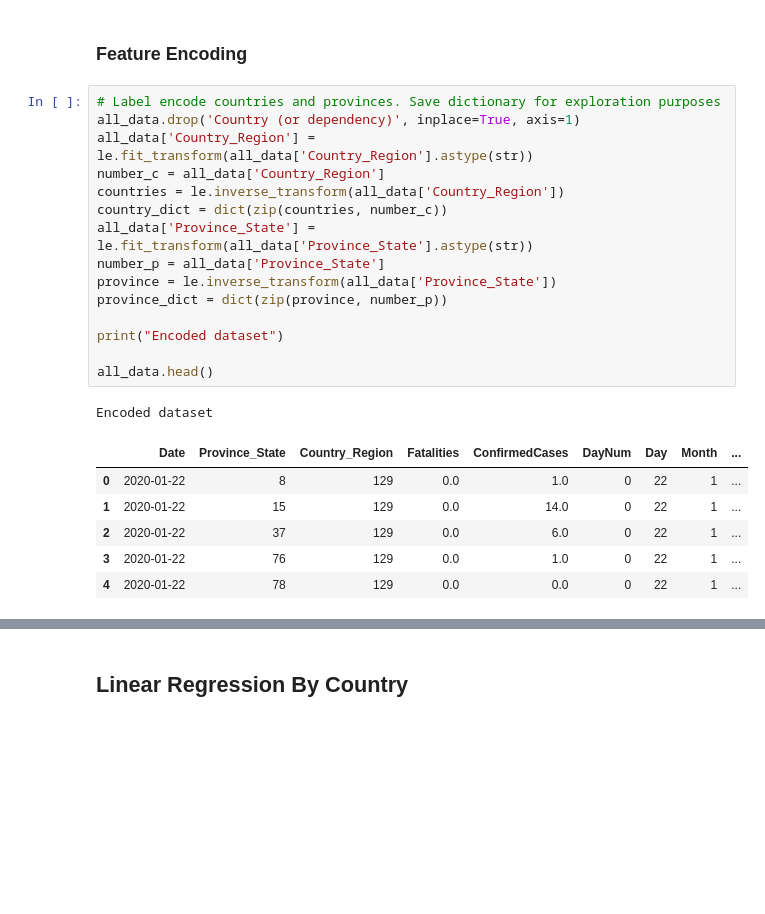
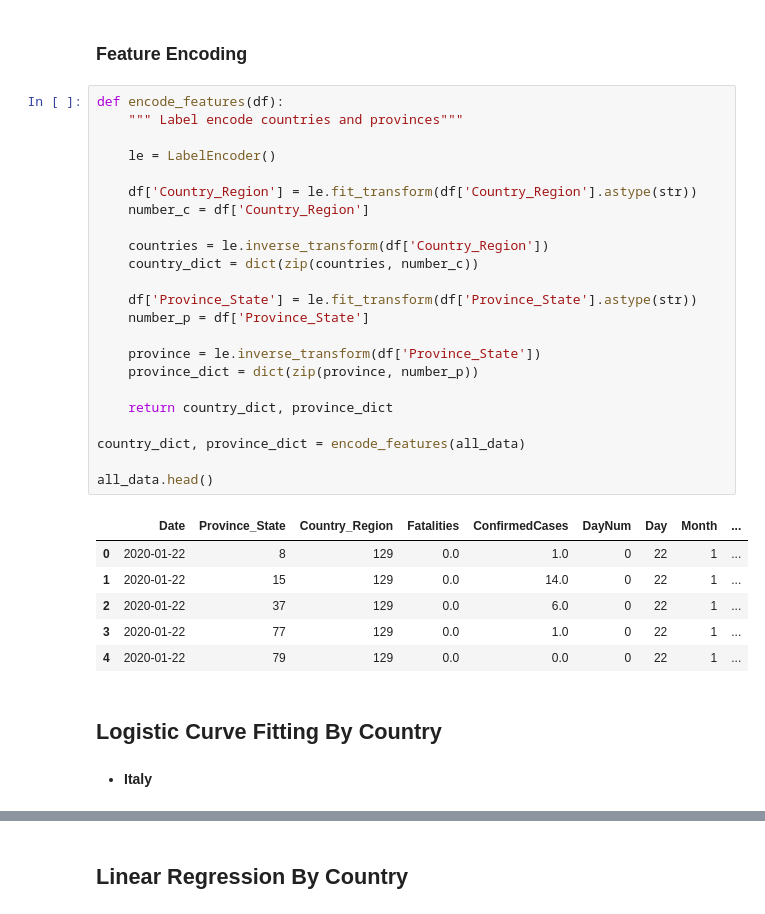
Before and after one commit to rdcolema/covid19-tracking, a Jupyter notebook: covid_forecasting.ipynb, the cells around one changed output, grey strips where cells are left out. Drawn from its saved outputs; the diff is of its cells as text; blank space fills up the shorter version.

```diff
--- a/covid_forecasting.ipynb
+++ b/covid_forecasting.ipynb
@@ -120,25 +178,36 @@ all_data[['Population (2020)', 'Density', 'Land Area', 'Med Age', 'Urban Pop']]
 # %% [markdown]
 ### Feature Encoding
 # %%
-# Label encode countries and provinces. Save dictionary for exploration purposes
-all_data.drop('Country (or dependency)', inplace=True, axis=1)
-all_data['Country_Region'] = le.fit_transform(all_data['Country_Region'].astype(str))
-number_c = all_data['Country_Region']
-countries = le.inverse_transform(all_data['Country_Region'])
-country_dict = dict(zip(countries, number_c))
-all_data['Province_State'] = le.fit_transform(all_data['Province_State'].astype(str))
-number_p = all_data['Province_State']
-province = le.inverse_transform(all_data['Province_State'])
-province_dict = dict(zip(province, number_p))
+def encode_features(df):
+    """ Label encode countries and provinces"""
 
-print("Encoded dataset")
+    le = LabelEncoder()
+
+    df['Country_Region'] = le.fit_transform(df['Country_Region'].astype(str))
+    number_c = df['Country_Region']
+
+    countries = le.inverse_transform(df['Country_Region'])
+    country_dict = dict(zip(countries, number_c))
+
+    df['Province_State'] = le.fit_transform(df['Province_State'].astype(str))
+    number_p = df['Province_State']
+
+    province = le.inverse_transform(df['Province_State'])
+    province_dict = dict(zip(province, number_p))
+
+    return country_dict, province_dict
+
+country_dict, province_dict = encode_features(all_data)
 
 all_data.head()
 # %% [output]
-Encoded dataset
 |  | Date | Province_State | Country_Region | Fatalities | ConfirmedCases | DayNum | Day | Month | ... |
 | 0 | 2020-01-22 | 8 | 129 | 0.0 | 1.0 | 0 | 22 | 1 | ... |
 | 1 | 2020-01-22 | 15 | 129 | 0.0 | 14.0 | 0 | 22 | 1 | ... |
 | 2 | 2020-01-22 | 37 | 129 | 0.0 | 6.0 | 0 | 22 | 1 | ... |
-| 3 | 2020-01-22 | 76 | 129 | 0.0 | 1.0 | 0 | 22 | 1 | ... |
-| 4 | 2020-01-22 | 78 | 129 | 0.0 | 0.0 | 0 | 22 | 1 | ... |
+| 3 | 2020-01-22 | 77 | 129 | 0.0 | 1.0 | 0 | 22 | 1 | ... |
+| 4 | 2020-01-22 | 79 | 129 | 0.0 | 0.0 | 0 | 22 | 1 | ... |
+# %% [markdown]
+## Logistic Curve Fitting By Country
+# %% [markdown]
+* **Italy**
```
Also changed, not shown: parts of 20 cells of this notebook, 2 other files.
